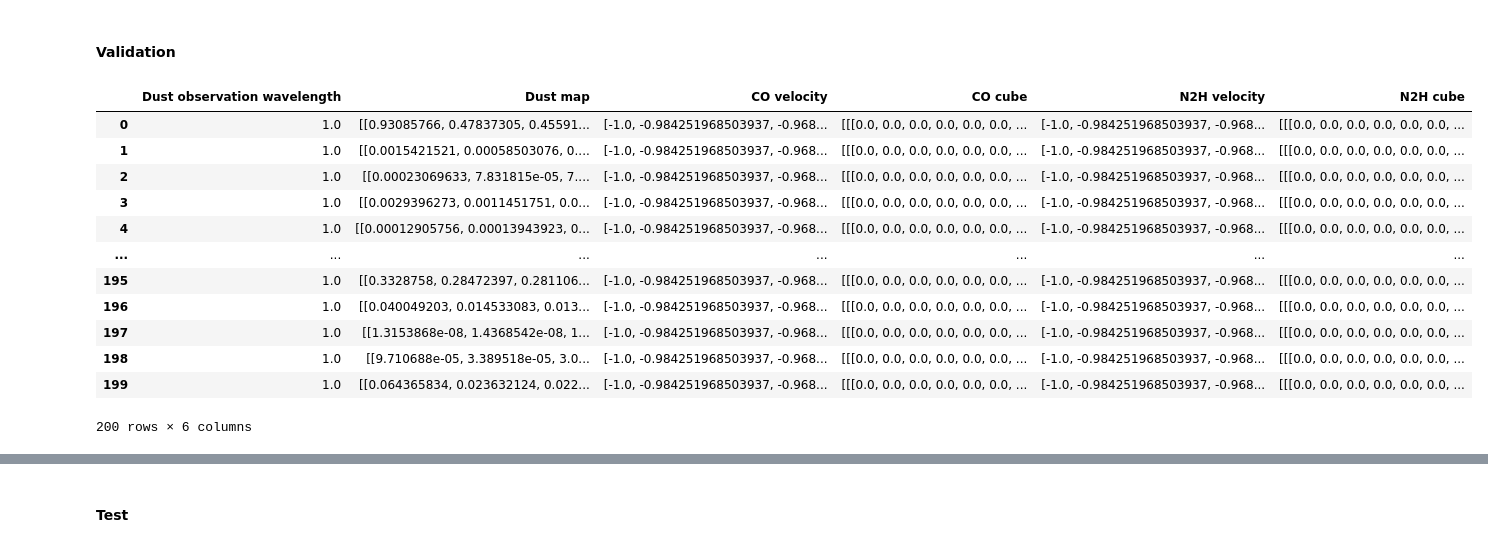
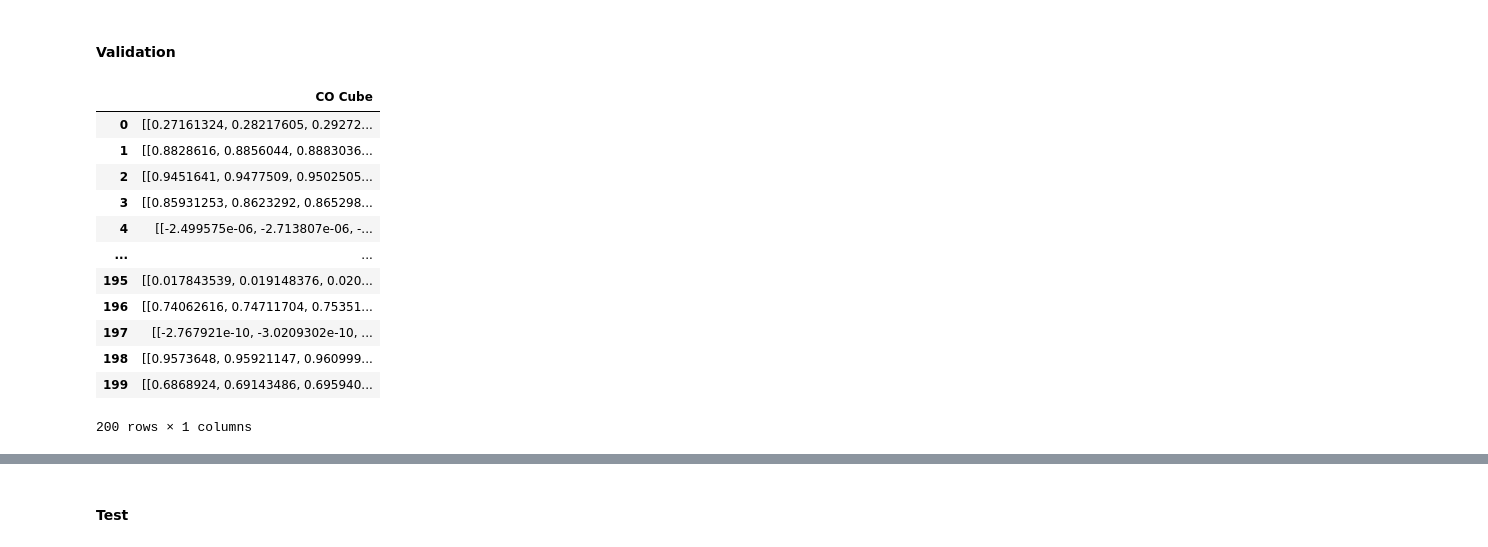
Before and after one commit to LeiRoF/M2-Internship, a Jupyter notebook: Train_Model_Sandbox.ipynb, the cells around one changed output, grey strips where cells are left out. Cells and saved outputs as stored; diff of their text form; code cells hidden in the pictures.

```diff
--- a/Train_Model_Sandbox.ipynb
+++ b/Train_Model_Sandbox.ipynb
@@ -108,4 +131,5 @@ def load_data() -> tuple[np.ndarray, tuple[np.ndarray, np.ndarray, np.ndarray]]:
     return x, y
 # %%
 x, y = load_data()
+x_labels, y_labels = data_labels(x[0], y[0])
 nb_vectors = len(x)
@@ -163,0 +161,30 @@ print(maximums)
+# %%
+x_maxs = []
+for element in x[0]:
+    x_maxs.append(element.ravel()[0])
+
+y_maxs = []
+for element in y[0]:
+    y_maxs.append(element.ravel()[0])
+
+for vector in x:
+    for i in range(len(vector)):
+        if (value := np.max(np.abs(vector[i]))) > x_maxs[i]:
+            x_maxs[i] = value
+
+for i in range(len(x)):
+    for j in range(len(vector)):
+        x[i][j] /= x_maxs[j]
+
+for vector in y:
+    for i in range(len(vector)):
+        if (value := np.max(np.abs(vector[i]))) > y_maxs[i]:
+            y_maxs[i] = value
+
+for i in range(len(y)):
+    for j in range(len(vector)):
+        y[i][j] /= y_maxs[j]
+
+df = pd.DataFrame(np.matrix(x_maxs + y_maxs))
+df.columns = x_labels + y_labels
+df
@@ -192,21 +240,21 @@ df
 # %%
 valid_x = x[int(nb_vectors * train_frac):int(nb_vectors * (train_frac + valid_frac))]
 valid_y = y[int(nb_vectors * train_frac):int(nb_vectors * (train_frac + valid_frac))]
 
 df = pd.DataFrame(valid_x)
-df.columns = ["Dust observation wavelength", "Dust map", "CO velocity", "CO cube", "N2H velocity", "N2H cube"]
+df.columns = x_labels
 df
 # %% [output]
-|  | Dust observation wavelength | Dust map | CO velocity | CO cube | N2H velocity | N2H cube |
-| 0 | 1.0 | [[0.93085766, 0.47837305, 0.45591... | [-1.0, -0.984251968503937, -0.968... | [[[0.0, 0.0, 0.0, 0.0, 0.0, 0.0, ... | [-1.0, -0.984251968503937, -0.968... | [[[0.0, 0.0, 0.0, 0.0, 0.0, 0.0, ... |
-| 1 | 1.0 | [[0.0015421521, 0.00058503076, 0.... | [-1.0, -0.984251968503937, -0.968... | [[[0.0, 0.0, 0.0, 0.0, 0.0, 0.0, ... | [-1.0, -0.984251968503937, -0.968... | [[[0.0, 0.0, 0.0, 0.0, 0.0, 0.0, ... |
-| 2 | 1.0 | [[0.00023069633, 7.831815e-05, 7.... | [-1.0, -0.984251968503937, -0.968... | [[[0.0, 0.0, 0.0, 0.0, 0.0, 0.0, ... | [-1.0, -0.984251968503937, -0.968... | [[[0.0, 0.0, 0.0, 0.0, 0.0, 0.0, ... |
-| 3 | 1.0 | [[0.0029396273, 0.0011451751, 0.0... | [-1.0, -0.984251968503937, -0.968... | [[[0.0, 0.0, 0.0, 0.0, 0.0, 0.0, ... | [-1.0, -0.984251968503937, -0.968... | [[[0.0, 0.0, 0.0, 0.0, 0.0, 0.0, ... |
-| 4 | 1.0 | [[0.00012905756, 0.00013943923, 0... | [-1.0, -0.984251968503937, -0.968... | [[[0.0, 0.0, 0.0, 0.0, 0.0, 0.0, ... | [-1.0, -0.984251968503937, -0.968... | [[[0.0, 0.0, 0.0, 0.0, 0.0, 0.0, ... |
-| ... | ... | ... | ... | ... | ... | ... |
-| 195 | 1.0 | [[0.3328758, 0.28472397, 0.281106... | [-1.0, -0.984251968503937, -0.968... | [[[0.0, 0.0, 0.0, 0.0, 0.0, 0.0, ... | [-1.0, -0.984251968503937, -0.968... | [[[0.0, 0.0, 0.0, 0.0, 0.0, 0.0, ... |
-| 196 | 1.0 | [[0.040049203, 0.014533083, 0.013... | [-1.0, -0.984251968503937, -0.968... | [[[0.0, 0.0, 0.0, 0.0, 0.0, 0.0, ... | [-1.0, -0.984251968503937, -0.968... | [[[0.0, 0.0, 0.0, 0.0, 0.0, 0.0, ... |
-| 197 | 1.0 | [[1.3153868e-08, 1.4368542e-08, 1... | [-1.0, -0.984251968503937, -0.968... | [[[0.0, 0.0, 0.0, 0.0, 0.0, 0.0, ... | [-1.0, -0.984251968503937, -0.968... | [[[0.0, 0.0, 0.0, 0.0, 0.0, 0.0, ... |
-| 198 | 1.0 | [[9.710688e-05, 3.389518e-05, 3.0... | [-1.0, -0.984251968503937, -0.968... | [[[0.0, 0.0, 0.0, 0.0, 0.0, 0.0, ... | [-1.0, -0.984251968503937, -0.968... | [[[0.0, 0.0, 0.0, 0.0, 0.0, 0.0, ... |
-| 199 | 1.0 | [[0.064365834, 0.023632124, 0.022... | [-1.0, -0.984251968503937, -0.968... | [[[0.0, 0.0, 0.0, 0.0, 0.0, 0.0, ... | [-1.0, -0.984251968503937, -0.968... | [[[0.0, 0.0, 0.0, 0.0, 0.0, 0.0, ... |
+|  | CO Cube |
+| 0 | [[0.27161324, 0.28217605, 0.29272... |
+| 1 | [[0.8828616, 0.8856044, 0.8883036... |
+| 2 | [[0.9451641, 0.9477509, 0.9502505... |
+| 3 | [[0.85931253, 0.8623292, 0.865298... |
+| 4 | [[-2.499575e-06, -2.713807e-06, -... |
+| ... | ... |
+| 195 | [[0.017843539, 0.019148376, 0.020... |
+| 196 | [[0.74062616, 0.74711704, 0.75351... |
+| 197 | [[-2.767921e-10, -3.0209302e-10, ... |
+| 198 | [[0.9573648, 0.95921147, 0.960999... |
+| 199 | [[0.6868924, 0.69143486, 0.695940... |
-200 rows × 6 columns
+200 rows × 1 columns
```
Also changed, not shown: parts of 28 cells of this notebook, 19 other files.
